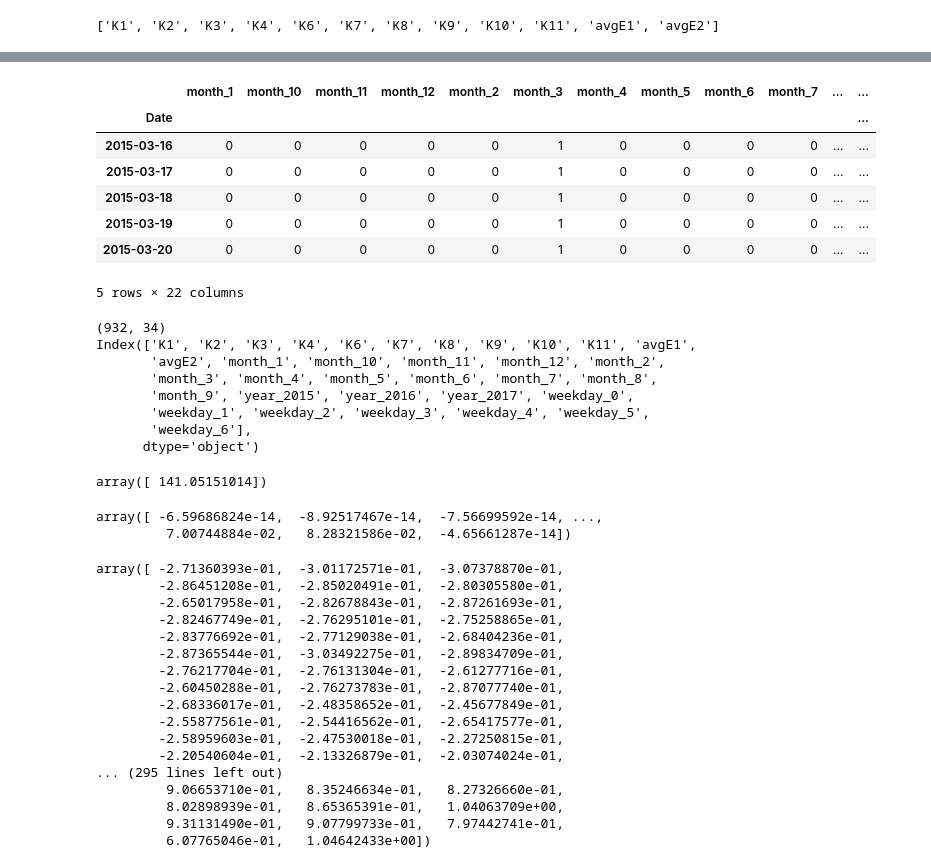
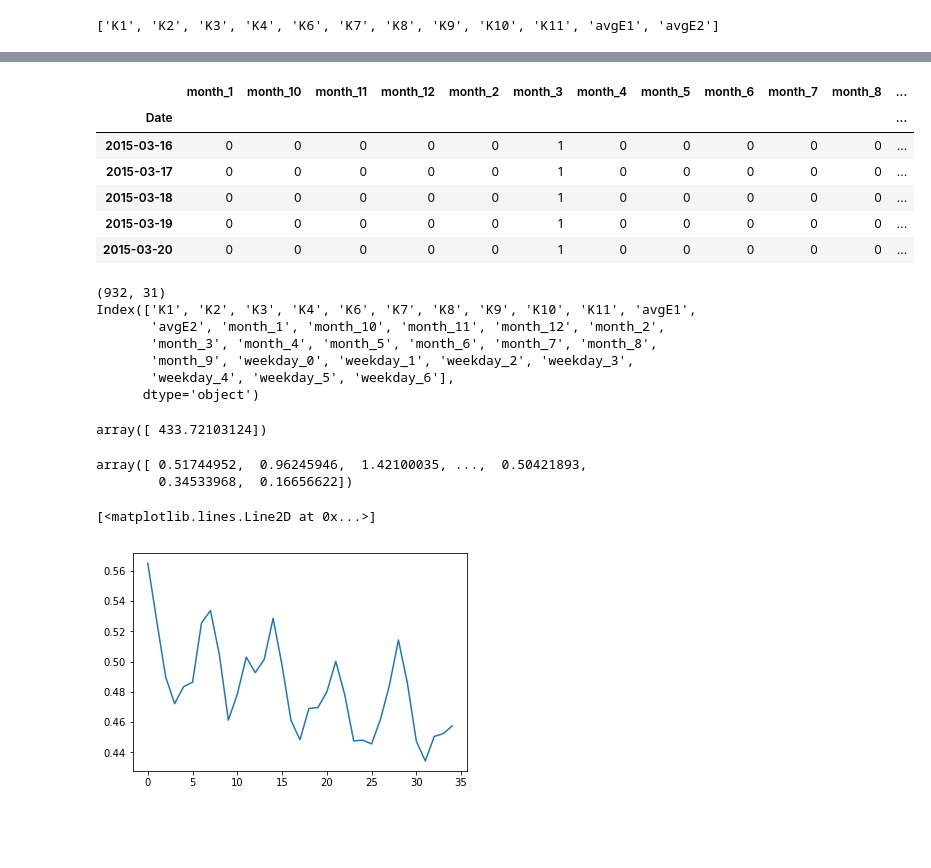
Before and after one commit to lynkx21/BB, a Jupyter notebook: BB05b_cross_correlations_with_K11.ipynb, the cells around one changed output, grey strips where cells are left out. Cells and saved outputs as stored; diff of their text form; code cells hidden in the pictures; blank space fills up the shorter version.

```diff
--- a/BB05b_cross_correlations_with_K11.ipynb
+++ b/BB05b_cross_correlations_with_K11.ipynb
@@ -111,58 +109,41 @@ logs.head()
 | 2015-03-19 | 0.000000 | 2.079442 | 7.010312 | 3.526361 | 6.393591 | 6.259581 | 8.165648 | 1.753667 | 0.304319 | 0.326216 | 6.275005 | ... |
 | 2015-03-20 | 0.000000 | 2.639057 | 7.018402 | 4.969813 | 6.408529 | 6.118097 | 8.246958 | 1.654102 | 0.328577 | 0.517943 | 6.275005 | ... |
 # %%
-dummies = pd.get_dummies(df_kpis[['month', 'year', 'weekday']].astype(str))
+dummies = pd.get_dummies(df_kpis[['month', 'weekday']].astype(str))
 dummies.head()
 # %% [output]
-|  | month_1 | month_10 | month_11 | month_12 | month_2 | month_3 | month_4 | month_5 | month_6 | month_7 | ... | ... |
+|  | month_1 | month_10 | month_11 | month_12 | month_2 | month_3 | month_4 | month_5 | month_6 | month_7 | month_8 | ... |
 | Date |  |  |  |  |  |  |  |  |  |  |  | ... |
-| 2015-03-16 | 0 | 0 | 0 | 0 | 0 | 1 | 0 | 0 | 0 | 0 | ... | ... |
-| 2015-03-17 | 0 | 0 | 0 | 0 | 0 | 1 | 0 | 0 | 0 | 0 | ... | ... |
-| 2015-03-18 | 0 | 0 | 0 | 0 | 0 | 1 | 0 | 0 | 0 | 0 | ... | ... |
-| 2015-03-19 | 0 | 0 | 0 | 0 | 0 | 1 | 0 | 0 | 0 | 0 | ... | ... |
-| 2015-03-20 | 0 | 0 | 0 | 0 | 0 | 1 | 0 | 0 | 0 | 0 | ... | ... |
+| 2015-03-16 | 0 | 0 | 0 | 0 | 0 | 1 | 0 | 0 | 0 | 0 | 0 | ... |
+| 2015-03-17 | 0 | 0 | 0 | 0 | 0 | 1 | 0 | 0 | 0 | 0 | 0 | ... |
+| 2015-03-18 | 0 | 0 | 0 | 0 | 0 | 1 | 0 | 0 | 0 | 0 | 0 | ... |
+| 2015-03-19 | 0 | 0 | 0 | 0 | 0 | 1 | 0 | 0 | 0 | 0 | 0 | ... |
+| 2015-03-20 | 0 | 0 | 0 | 0 | 0 | 1 | 0 | 0 | 0 | 0 | 0 | ... |
-5 rows × 22 columns
 # %%
 df = pd.concat([logs, dummies], axis=1)
 print(df.shape)
 print(df.columns)
 # %% [output]
-(932, 34)
+(932, 31)
 Index(['K1', 'K2', 'K3', 'K4', 'K6', 'K7', 'K8', 'K9', 'K10', 'K11', 'avgE1',
        'avgE2', 'month_1', 'month_10', 'month_11', 'month_12', 'month_2',
        'month_3', 'month_4', 'month_5', 'month_6', 'month_7', 'month_8',
-       'month_9', 'year_2015', 'year_2016', 'year_2017', 'weekday_0',
-       'weekday_1', 'weekday_2', 'weekday_3', 'weekday_4', 'weekday_5',
-       'weekday_6'],
+       'month_9', 'weekday_0', 'weekday_1', 'weekday_2', 'weekday_3',
+       'weekday_4', 'weekday_5', 'weekday_6'],
       dtype='object')
 # %%
-np.correlate(df['K11'], df['K1'])
+np.correlate(df['K11'], df['K9'])
 # %% [output]
-array([ 141.05151014])
+array([ 433.72103124])
 # %%
 from scipy.signal import correlate
-correlate(df['K11'], df['K1'])
+correlate(df['K11'], df['K9'])
 # %% [output]
-array([ -6.59686824e-14,  -8.92517467e-14,  -7.56699592e-14, ...,
-         7.00744884e-02,   8.28321586e-02,  -4.65661287e-14])
+array([ 0.51744952,  0.96245946,  1.42100035, ...,  0.50421893,
+        0.34533968,  0.16656622])
 # %%
 from statsmodels.tsa.stattools import ccf
-ccf(df['K11'], df['K1'])
+plt.plot(ccf(df['K11'], df['K9'])[0:35])
 # %% [output]
-array([ -2.71360393e-01,  -3.01172571e-01,  -3.07378870e-01,
-        -2.86451208e-01,  -2.85020491e-01,  -2.80305580e-01,
-        -2.65017958e-01,  -2.82678843e-01,  -2.87261693e-01,
-        -2.82467749e-01,  -2.76295101e-01,  -2.75258865e-01,
-        -2.83776692e-01,  -2.77129038e-01,  -2.68404236e-01,
-        -2.87365544e-01,  -3.03492275e-01,  -2.89834709e-01,
-        -2.76217704e-01,  -2.76131304e-01,  -2.61277716e-01,
-        -2.60450288e-01,  -2.76273783e-01,  -2.87077740e-01,
-        -2.68336017e-01,  -2.48358652e-01,  -2.45677849e-01,
-        -2.55877561e-01,  -2.54416562e-01,  -2.65417577e-01,
-        -2.58959603e-01,  -2.47530018e-01,  -2.27250815e-01,
-        -2.20540604e-01,  -2.13326879e-01,  -2.03074024e-01,
-... (295 lines left out)
-         9.06653710e-01,   8.35246634e-01,   8.27326660e-01,
-         8.02898939e-01,   8.65365391e-01,   1.04063709e+00,
-         9.31131490e-01,   9.07799733e-01,   7.97442741e-01,
-         6.07765046e-01,   1.04642433e+00])
+[<matplotlib.lines.Line2D at 0x...>]
+[figure, added]
```
Also changed, not shown: parts of 6 cells of this notebook.
